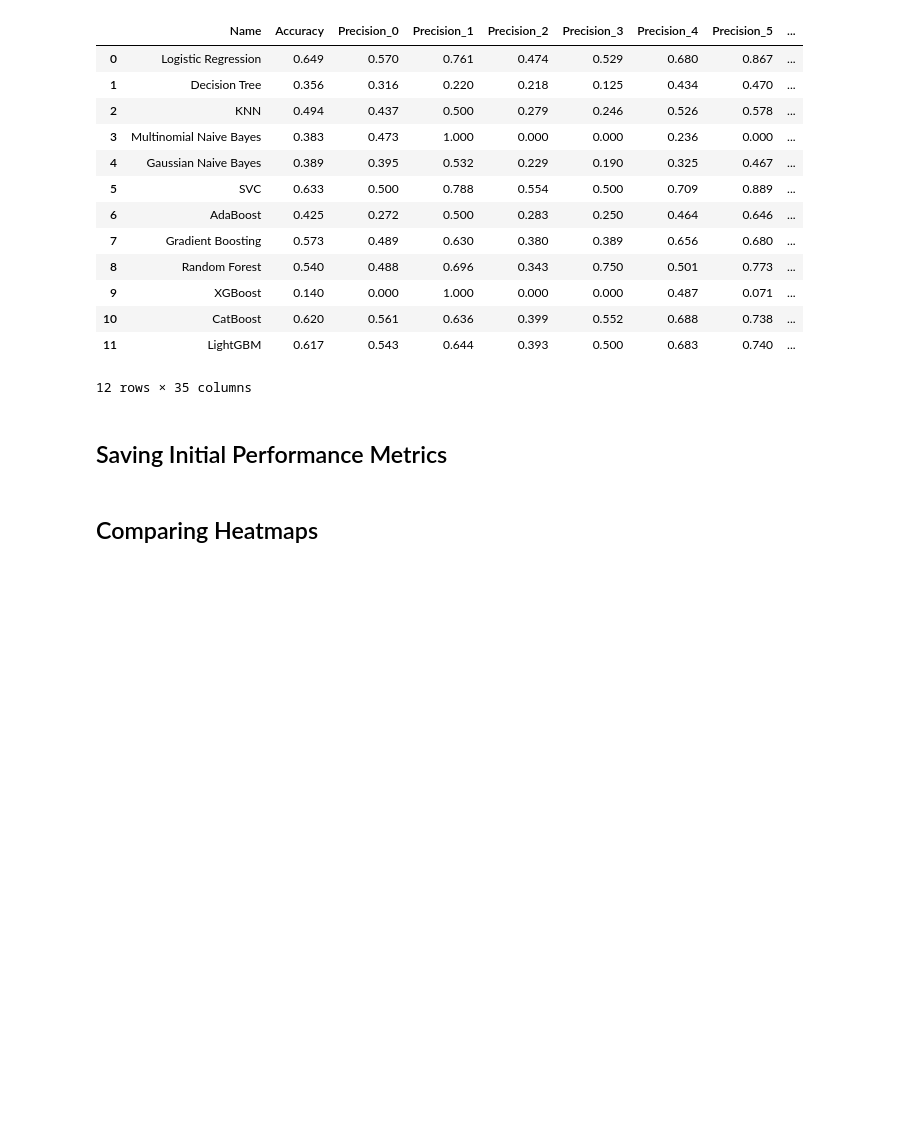
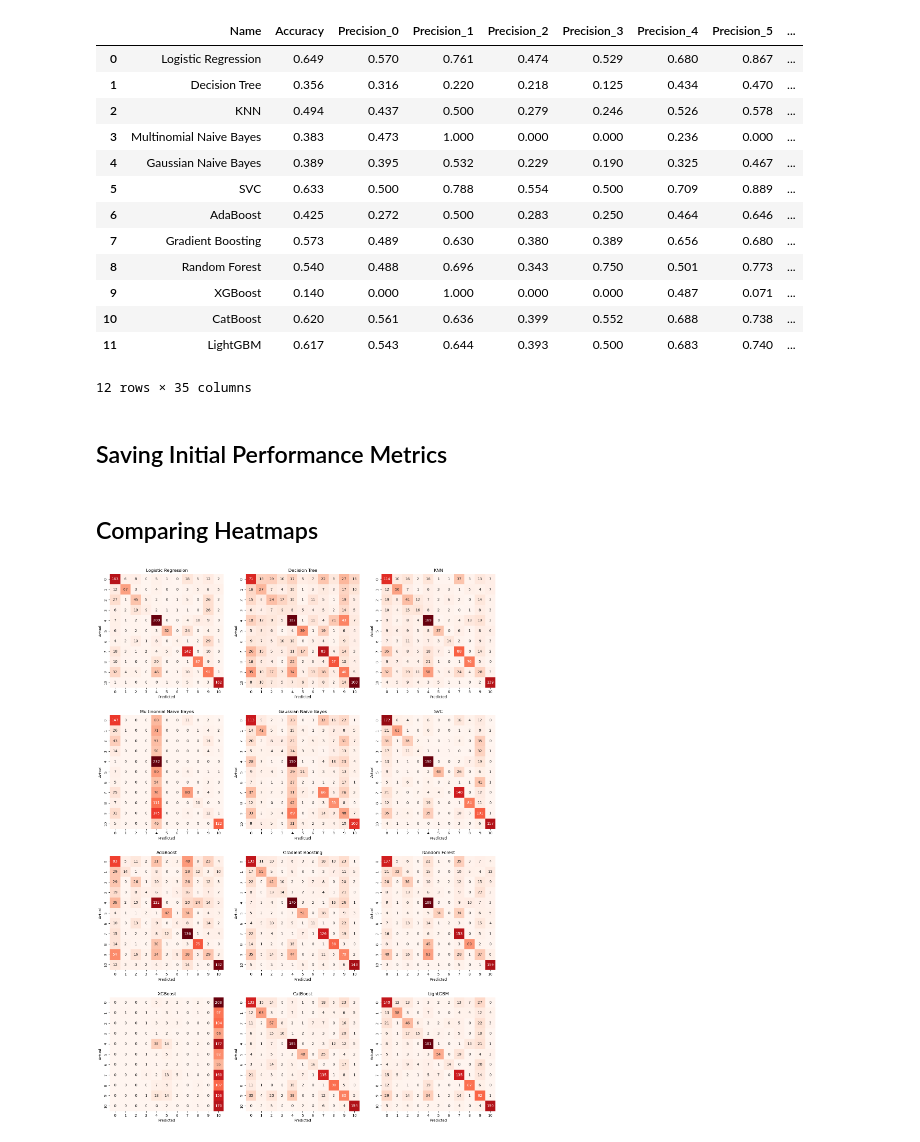
Before and after one commit to Prashant-Tiwari26/Using-movie-plot-for-genre-classification-, a Jupyter notebook: Classical NLP Approach/Initial_performance.ipynb, the cells around one changed output. Saved outputs shown, nothing was run; the diff lists cells and outputs as text; code cells hidden in the pictures; blank space fills up the shorter version.

```diff
--- a/Classical NLP Approach/Initial_performance.ipynb
+++ b/Classical NLP Approach/Initial_performance.ipynb
@@ -116,0 +77,4 @@ def create_heatmaps(models:dict, x_test:np.ndarray, y_test:np.ndarray):
+# %%
+compare_heatmaps(models, x_test.toarray(), y_test)
+# %% [output]
+[figure, added]
```
Also changed, not shown: parts of 2 cells of this notebook, 2 other files.
